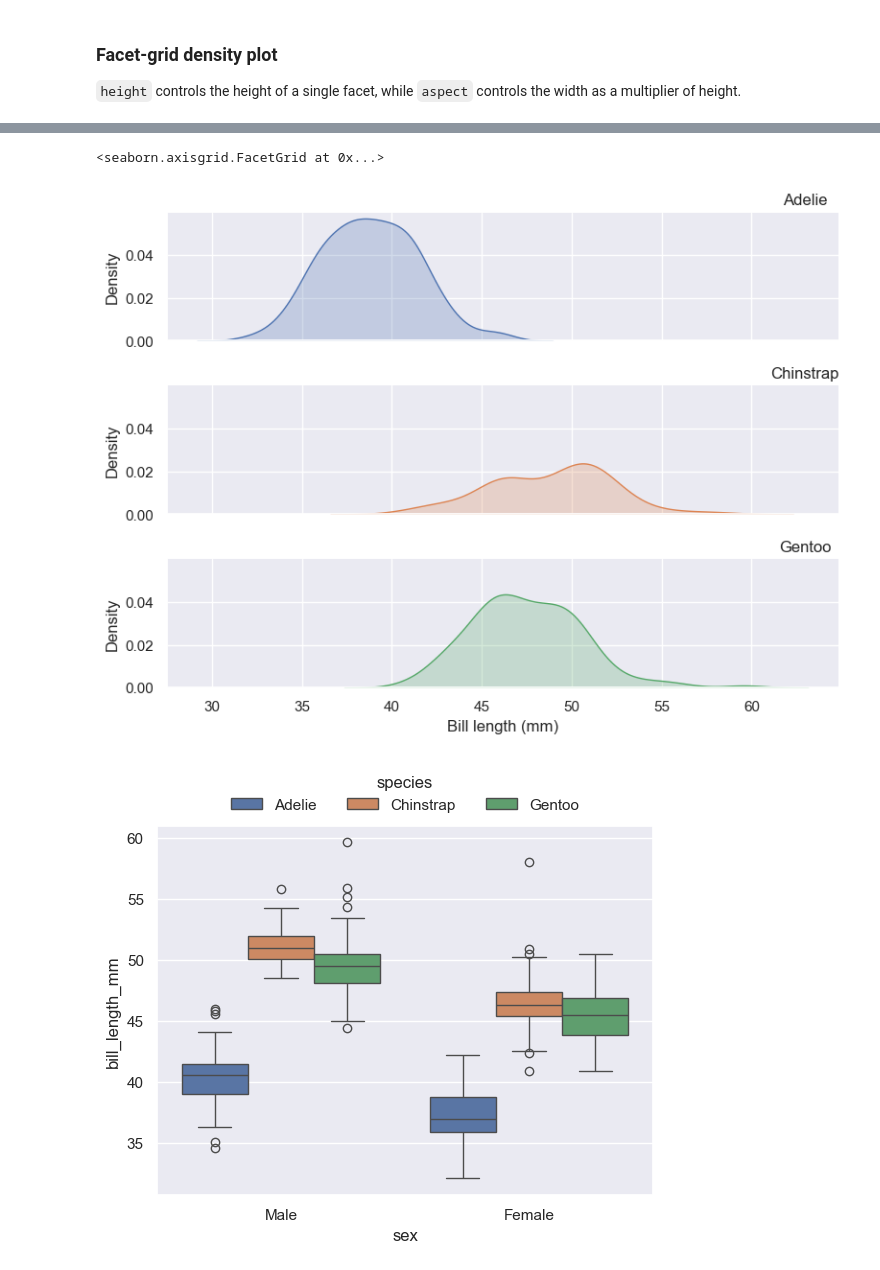
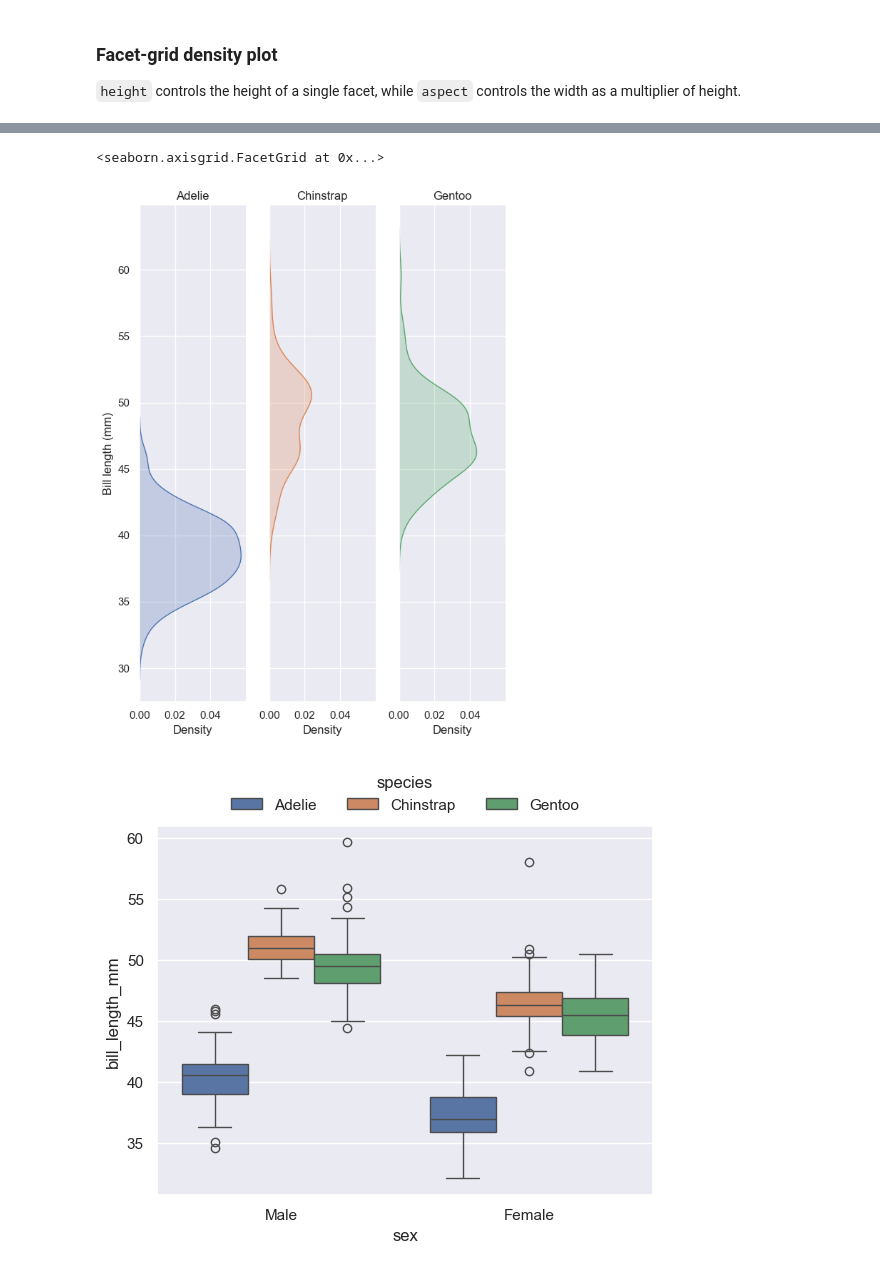
Before and after one commit to rwigren/Plot-quick-ref, a Jupyter notebook: Seaborn_quick_ref.ipynb, the cells around one changed output, grey strips where cells are left out. Drawn from its saved outputs; the diff is of its cells as text; code cells hidden in the pictures.

```diff
--- a/Seaborn_quick_ref.ipynb
+++ b/Seaborn_quick_ref.ipynb
@@ -50,10 +56,10 @@ g.set_axis_labels(y_var="Density", x_var="Bill length (mm)")
 # %%
-g = sns.displot(df, row='species', x='bill_length_mm', hue='species', kind='kde', fill=True, aspect=4, height=2, legend=False)
-g.set_titles(row_template="{row_name}", position=[0.95, 1])
-g.set_axis_labels(y_var="Density", x_var="Bill length (mm)")
+g = sns.displot(df, col='species', y='bill_length_mm', hue='species', kind='kde', fill=True, aspect=(1/4), height=8, legend=False)
+g.set_titles(col_template="{col_name}")
+g.set_axis_labels(x_var="Density", y_var="Bill length (mm)")
 # %% [output]
 <seaborn.axisgrid.FacetGrid at 0x...>
-[figure, old version]
+[figure, new version]
 # %%
 g = sns.boxplot(df, x='sex', y='bill_length_mm', hue='species')
 sns.move_legend(g, 'lower center', bbox_to_anchor=(0.5,1), ncol=3, frameon=False)
```
Also changed, not shown: parts of 6 cells of this notebook, 1 other file.
